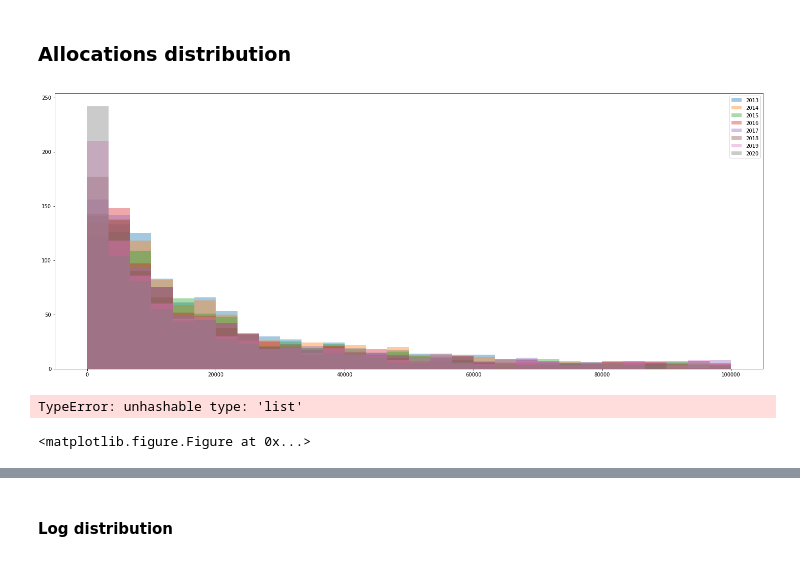
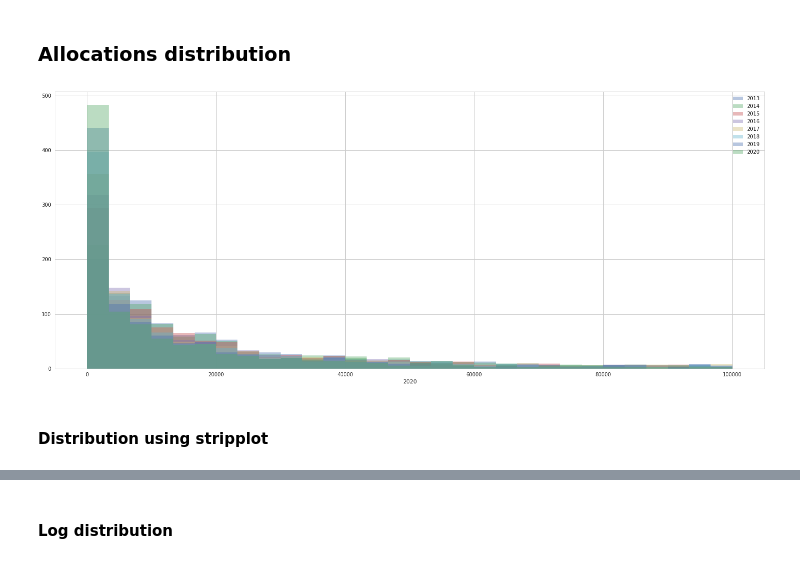
Before and after one commit to alexisthual/ets-allocations-analysis, a Jupyter notebook: ETS_allocations_analysis.ipynb, the cells around one changed output, grey strips where cells are left out. Cells and saved outputs as stored; diff of their text form; code cells hidden in the pictures.

```diff
--- a/ETS_allocations_analysis.ipynb
+++ b/ETS_allocations_analysis.ipynb
@@ -35,7 +24,3 @@ class Installation:
-# %%
-installations = []
-for installationNode in installationNodes:
-    installations.append(Installation(installationNode))
 # %%
 rows = []
 for installationNode in installationNodes:
@@ -54,9 +39,9 @@ for installationNode in installationNodes:
 data = pd.DataFrame(
     rows,
     columns=[
-        'Status',
-        'AccountHolderName',
-        'InstallationName',
+        'status',
+        'accountHolderName',
+        'installationName',
         '2013',
         '2014',
         '2015',
@@ -96,8 +69,3 @@ data.shape
 (1151, 11)
 # %% [markdown]
 ### Proportion of None or zero
-# %%
-for year in YEARS:
-    p = len(list(filter(lambda x: x.allocations[year] is None or x.allocations[year] == 0, installations))) / len(installations)
-    df = data[data[year] == 0]
-    print('{}: {}'.format(year, df.shape[0] / data.shape[0]))
@@ -122,10 +86,3 @@ Permit Revoked: 0.158123370981755
 # %% [markdown]
 ### Total number of allocations per year
-# %%
-allocationsPerYear = defaultdict(list)
-for installation in  installations:
-    for year in installation.allocations:
-        allocations = installation.allocations[year]
-        if allocations is not None and allocations > 0:
-            allocationsPerYear[year].append(allocations)
 # %%
@@ -149,28 +106,20 @@ axes.set_ylim((-0.1, 0))
 # %%
 MIN, MAX = 0, 100000
 plt.figure(figsize=(25,10))
 
-for year in allocationsPerYear:
-    filteredAllocations = list(filter(lambda x: x < MAX, allocationsPerYear[year]))
+for year in YEARS:
     sns.distplot(
-        filteredAllocations,
+        data[data[year] < MAX][year],
         bins=30,
         kde=False,
         hist_kws={
             "range": (MIN, MAX)
         },
         label=year
     )
 plt.legend()
 plt.show()
 # %% [output]
-[figure, old version]
+[figure, new version]
-# %%
-plt.figure(figsize=(25,15))
-sns.swarmplot(
-    x=[[1,1,1,2,2,3]],
-    y=[1]
-)
-# %% [output]
-TypeError: unhashable type: 'list'
-<matplotlib.figure.Figure at 0x...>
+# %% [markdown]
+#### Distribution using stripplot
```
Also changed, not shown: parts of 33 cells of this notebook.
